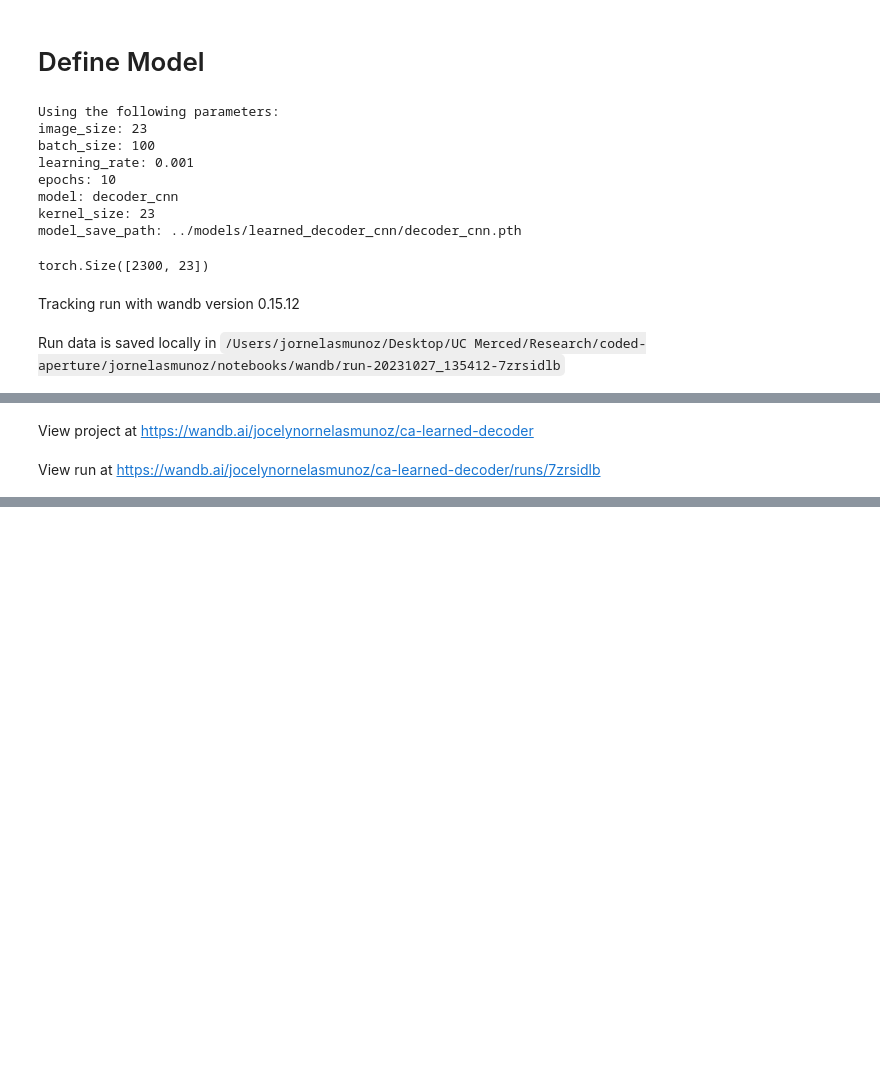
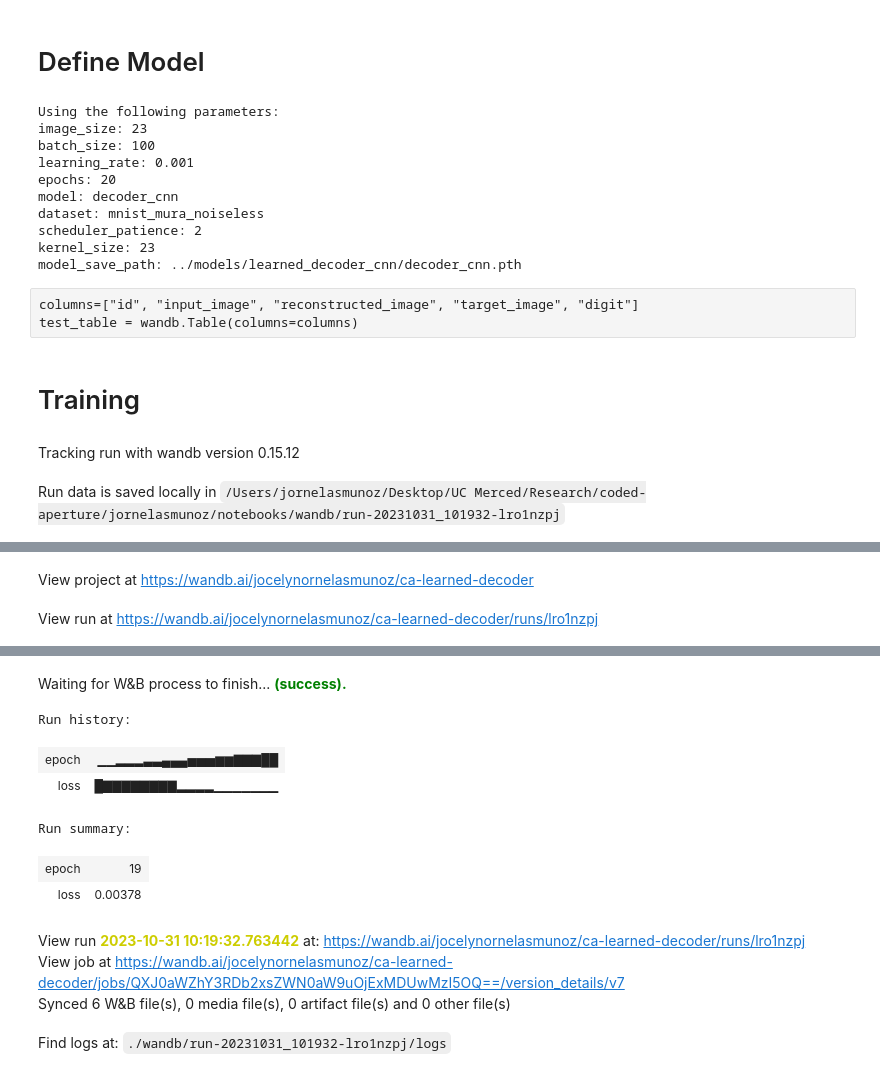
Before and after one commit to jornelasmunoz/UCM_Undergraduate_Research, a Jupyter notebook: jornelasmunoz/notebooks/learn_decoder.ipynb, the cells around one changed output, grey strips where cells are left out. Drawn from its saved outputs; the diff is of its cells as text; code cells hidden in the pictures; blank space fills up the shorter version.

```diff
--- a/jornelasmunoz/notebooks/learn_decoder.ipynb
+++ b/jornelasmunoz/notebooks/learn_decoder.ipynb
@@ -262,11 +262,13 @@ True
 # %%
 # Create params dict
 params = {
-  "image_size": 23,
-  "batch_size":100,
-  "learning_rate": 0.001,
-  "epochs": 10,
-  "model": "decoder_cnn"
+    "image_size": 23,
+    "batch_size":100,
+    "learning_rate": 0.001,
+    "epochs": 20,
+    "model": "decoder_cnn",
+    "dataset": "mnist_mura_noiseless",
+    "scheduler_patience": 2,
 }
 wandb.config = params
 # %%
@@ -319,7 +321,7 @@ class RECON_CNN(torch.nn.Module):
         self.params['model_save_path'] = f'../models/learned_decoder_cnn/{params["model"]}.pth'
 
         # Define model architecture elements
-        self.conv  = torch.nn.Conv2d(1,1,kernel_size=self.kernel_size, padding=(self.kernel_size-1)//2)
+        self.conv  = torch.nn.Conv2d(1,1,kernel_size=self.kernel_size, padding='same', padding_mode='circular')#(self.kernel_size-1)//2)
         print("Using the following parameters:")
         for key, val in self.params.items():
             print(f"{key}: {val}")
@@ -339,13 +341,15 @@ class RECON_CNN(torch.nn.Module):
 # Instantiate model
 model = RECON_CNN(params)#.to(device)
 model.optimizer = torch.optim.Adam(model.parameters(), lr = model.params['learning_rate']) #torch.optim.SGD(model.parameters(), lr = model.params['learning_rate'])
-model.scheduler = torch.optim.lr_scheduler.ReduceLROnPlateau(model.optimizer, 'min')
+model.scheduler = torch.optim.lr_scheduler.ReduceLROnPlateau(model.optimizer, 'min',patience=model.params['scheduler_patience'])
 # %% [output]
 Using the following parameters:
 image_size: 23
 batch_size: 100
 learning_rate: 0.001
-epochs: 10
+epochs: 20
 model: decoder_cnn
+dataset: mnist_mura_noiseless
+scheduler_patience: 2
 kernel_size: 23
 model_save_path: ../models/learned_decoder_cnn/decoder_cnn.pth
@@ -354,7 +356,8 @@ l1_loss = torch.nn.L1Loss()
-# %%
-torch.Tensor(mnist_mura.G).repeat(model.params['batch_size'],1).shape
-# %% [output]
-torch.Size([2300, 23])
+# %% [raw]
+columns=["id", "input_image", "reconstructed_image", "target_image", "digit"]
+test_table = wandb.Table(columns=columns)
+# %% [markdown]
+# Training
 # %%
 %%time
 import datetime
@@ -384,14 +387,13 @@ for epoch in range(params['epochs']):
         # zero the parameter gradients
         model.optimizer.zero_grad()
 
-        # get the inputs; data is a list of [images, labels, digit]
+        # get the inputs; data is a dict of [images, labels, digit]
         inputs, targets, digits = data['img'], data['target'], data['digit']
 
         # Generate output
         out = model(inputs)
 
         # Calculate loss
-        # 10.27.23 changed to l1 comparison with G
         loss = model.criterion(out, targets)
 
         # # Modified (04/06/23) to include l_1 penalty
@@ -406,6 +408,8 @@ for epoch in range(params['epochs']):
         # Increment loss
         running_loss += loss.item()
 
+        # Add table to wandb
+        # test_table.add_data(i, wandb.Image(inputs[0]), out[0], wandb.Image(targets[0]), digits[0])
     # Average loss over entire dataset
     running_loss/= len(loaders['train'].dataset)#params['batch_size']
     train_loss.append(running_loss)
@@ -414,7 +418,7 @@ for epoch in range(params['epochs']):
     model.scheduler.step(loss)
 
     print(f"Epoch {epoch +1} | Loss: {running_loss:.7f}")
-    wandb.log({"epoch": epoch, "loss": running_loss})
+    wandb.log({"epoch": epoch, "loss": running_loss, }) #"table":test_table
 
     # Storing images, reconstructed outputs, and labels
     outputs[epoch+1] = {'img': inputs, 'out': out, 'targets': targets, 'digits': digits}
@@ -439,4 +443,4 @@ for epoch in range(params['epochs']):
 wandb.finish()
 # %% [output]
 Tracking run with wandb version 0.15.12
-Run data is saved locally in /Users/jornelasmunoz/Desktop/UC Merced/Research/coded-aperture/jornelasmunoz/notebooks/wandb/run-20231027_135412-7zrsidlb
+Run data is saved locally in /Users/jornelasmunoz/Desktop/UC Merced/Research/coded-aperture/jornelasmunoz/notebooks/wandb/run-20231031_101932-lro1nzpj
@@ -444,2 +448,2 @@ Syncing run 2023-10-27 13:54:12.756506 to Weights & Biases (docs)
 View project at https://wandb.ai/jocelynornelasmunoz/ca-learned-decoder
-View run at https://wandb.ai/jocelynornelasmunoz/ca-learned-decoder/runs/7zrsidlb
+View run at https://wandb.ai/jocelynornelasmunoz/ca-learned-decoder/runs/lro1nzpj
@@ -446,0 +470,11 @@ KeyboardInterrupt:
+Waiting for W&B process to finish... (success).
+Run history:
+| epoch | ▁▁▂▂▂▃▃▄▄▄▅▅▅▆▆▇▇▇██ |
+| loss | █▇▇▇▇▇▇▇▇▂▂▂▂▁▁▁▁▁▁▁ |
+Run summary:
+| epoch | 19 |
+| loss | 0.00378 |
+View run 2023-10-31 10:19:32.763442 at: https://wandb.ai/jocelynornelasmunoz/ca-learned-decoder/runs/lro1nzpj
+View job at https://wandb.ai/jocelynornelasmunoz/ca-learned-decoder/jobs/QXJ0aWZhY3RDb2xsZWN0aW9uOjExMDUwMzI5OQ==/version_details/v7
+Synced 6 W&B file(s), 0 media file(s), 0 artifact file(s) and 0 other file(s)
+Find logs at: ./wandb/run-20231031_101932-lro1nzpj/logs
```
Also changed, not shown: parts of 16 cells of this notebook.
